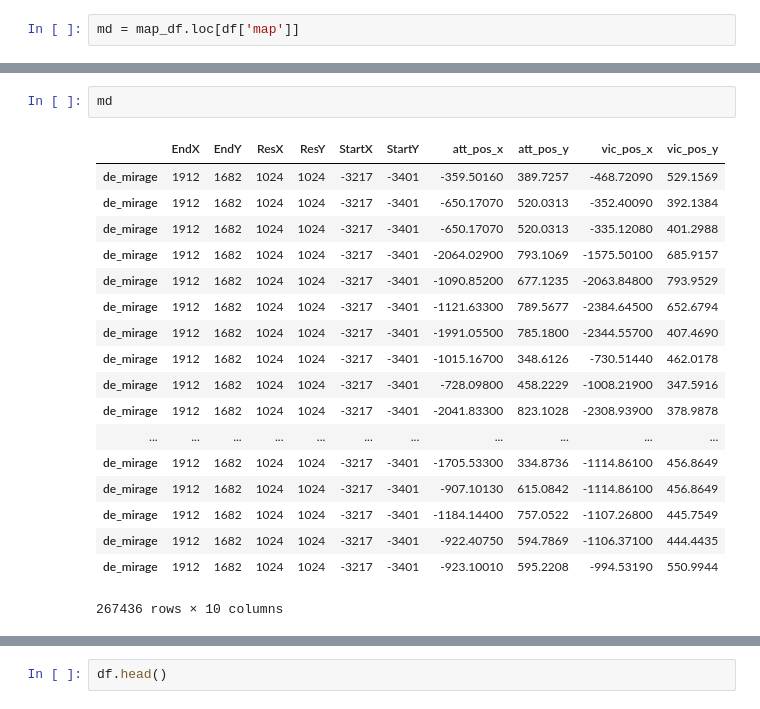
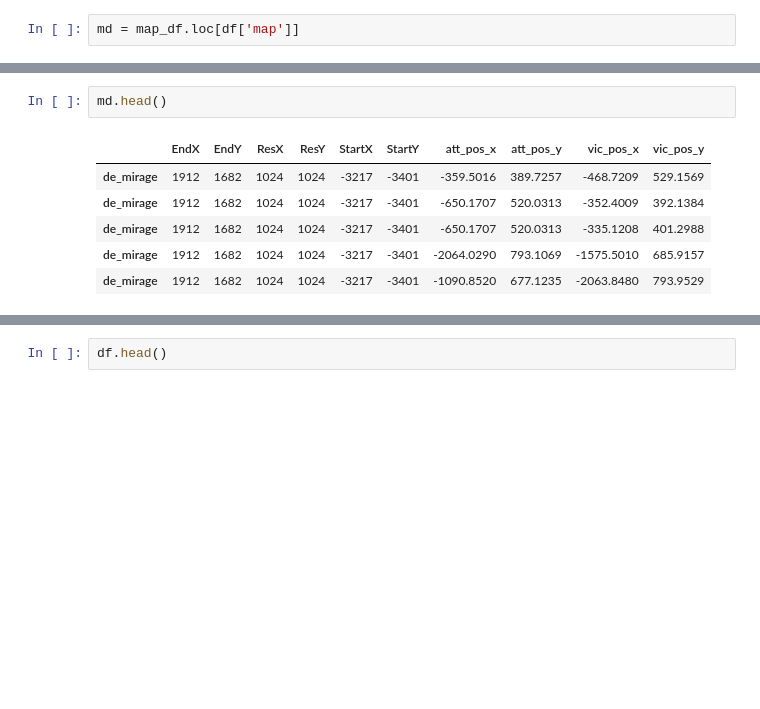
Before and after one commit to sverrli/csgo_blog_prep, a Jupyter notebook: CSGO_mirage.ipynb, the cells around one changed output, grey strips where cells are left out. Saved outputs shown, nothing was run; the diff lists cells and outputs as text; blank space fills up the shorter version.

```diff
--- a/CSGO_mirage.ipynb
+++ b/CSGO_mirage.ipynb
@@ -97,22 +117,10 @@ See the caveats in the documentation: http://pandas.pydata.org/pandas-docs/stabl
 # %%
-md
+md.head()
 # %% [output]
 |  | EndX | EndY | ResX | ResY | StartX | StartY | att_pos_x | att_pos_y | vic_pos_x | vic_pos_y |
-| de_mirage | 1912 | 1682 | 1024 | 1024 | -3217 | -3401 | -359.50160 | 389.7257 | -468.72090 | 529.1569 |
-| de_mirage | 1912 | 1682 | 1024 | 1024 | -3217 | -3401 | -650.17070 | 520.0313 | -352.40090 | 392.1384 |
-| de_mirage | 1912 | 1682 | 1024 | 1024 | -3217 | -3401 | -650.17070 | 520.0313 | -335.12080 | 401.2988 |
-| de_mirage | 1912 | 1682 | 1024 | 1024 | -3217 | -3401 | -2064.02900 | 793.1069 | -1575.50100 | 685.9157 |
-| de_mirage | 1912 | 1682 | 1024 | 1024 | -3217 | -3401 | -1090.85200 | 677.1235 | -2063.84800 | 793.9529 |
-| de_mirage | 1912 | 1682 | 1024 | 1024 | -3217 | -3401 | -1121.63300 | 789.5677 | -2384.64500 | 652.6794 |
-| de_mirage | 1912 | 1682 | 1024 | 1024 | -3217 | -3401 | -1991.05500 | 785.1800 | -2344.55700 | 407.4690 |
-| de_mirage | 1912 | 1682 | 1024 | 1024 | -3217 | -3401 | -1015.16700 | 348.6126 | -730.51440 | 462.0178 |
-| de_mirage | 1912 | 1682 | 1024 | 1024 | -3217 | -3401 | -728.09800 | 458.2229 | -1008.21900 | 347.5916 |
-| de_mirage | 1912 | 1682 | 1024 | 1024 | -3217 | -3401 | -2041.83300 | 823.1028 | -2308.93900 | 378.9878 |
-| ... | ... | ... | ... | ... | ... | ... | ... | ... | ... | ... |
-| de_mirage | 1912 | 1682 | 1024 | 1024 | -3217 | -3401 | -1705.53300 | 334.8736 | -1114.86100 | 456.8649 |
-| de_mirage | 1912 | 1682 | 1024 | 1024 | -3217 | -3401 | -907.10130 | 615.0842 | -1114.86100 | 456.8649 |
-| de_mirage | 1912 | 1682 | 1024 | 1024 | -3217 | -3401 | -1184.14400 | 757.0522 | -1107.26800 | 445.7549 |
-| de_mirage | 1912 | 1682 | 1024 | 1024 | -3217 | -3401 | -922.40750 | 594.7869 | -1106.37100 | 444.4435 |
-| de_mirage | 1912 | 1682 | 1024 | 1024 | -3217 | -3401 | -923.10010 | 595.2208 | -994.53190 | 550.9944 |
+| de_mirage | 1912 | 1682 | 1024 | 1024 | -3217 | -3401 | -359.5016 | 389.7257 | -468.7209 | 529.1569 |
+| de_mirage | 1912 | 1682 | 1024 | 1024 | -3217 | -3401 | -650.1707 | 520.0313 | -352.4009 | 392.1384 |
+| de_mirage | 1912 | 1682 | 1024 | 1024 | -3217 | -3401 | -650.1707 | 520.0313 | -335.1208 | 401.2988 |
+| de_mirage | 1912 | 1682 | 1024 | 1024 | -3217 | -3401 | -2064.0290 | 793.1069 | -1575.5010 | 685.9157 |
+| de_mirage | 1912 | 1682 | 1024 | 1024 | -3217 | -3401 | -1090.8520 | 677.1235 | -2063.8480 | 793.9529 |
-267436 rows × 10 columns
 # %%
```
Also changed, not shown: parts of 20 cells of this notebook.
